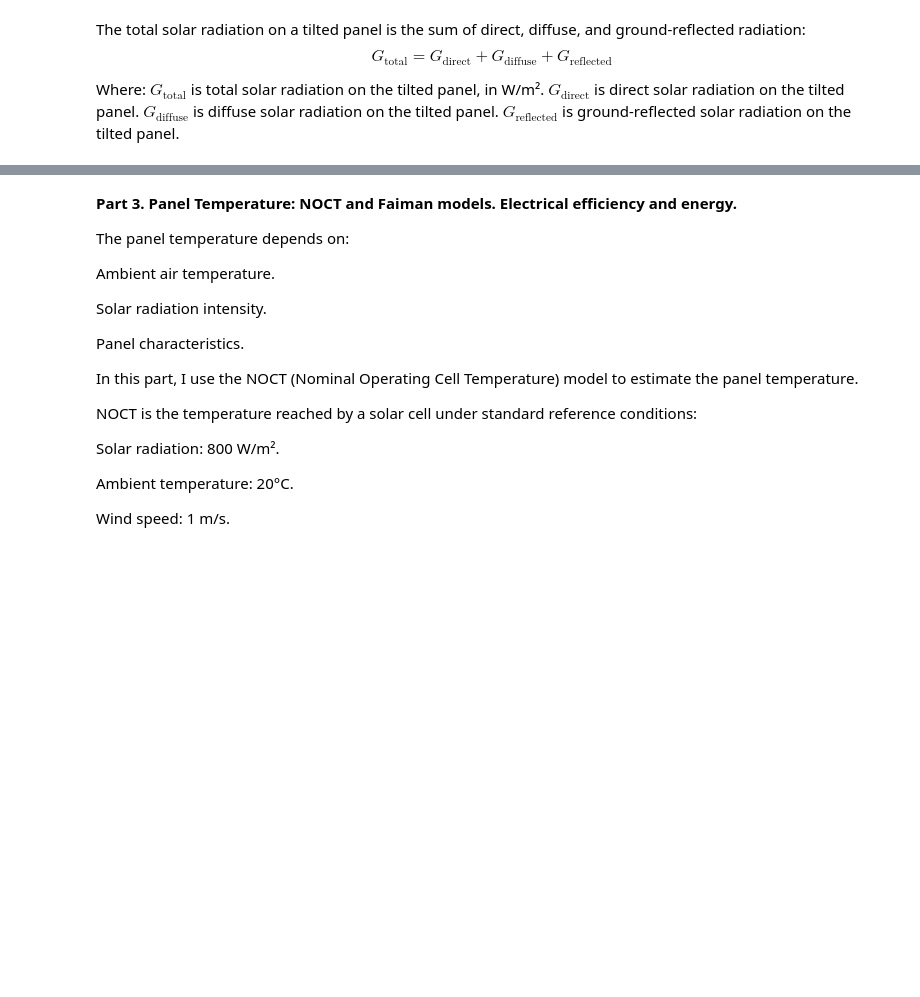
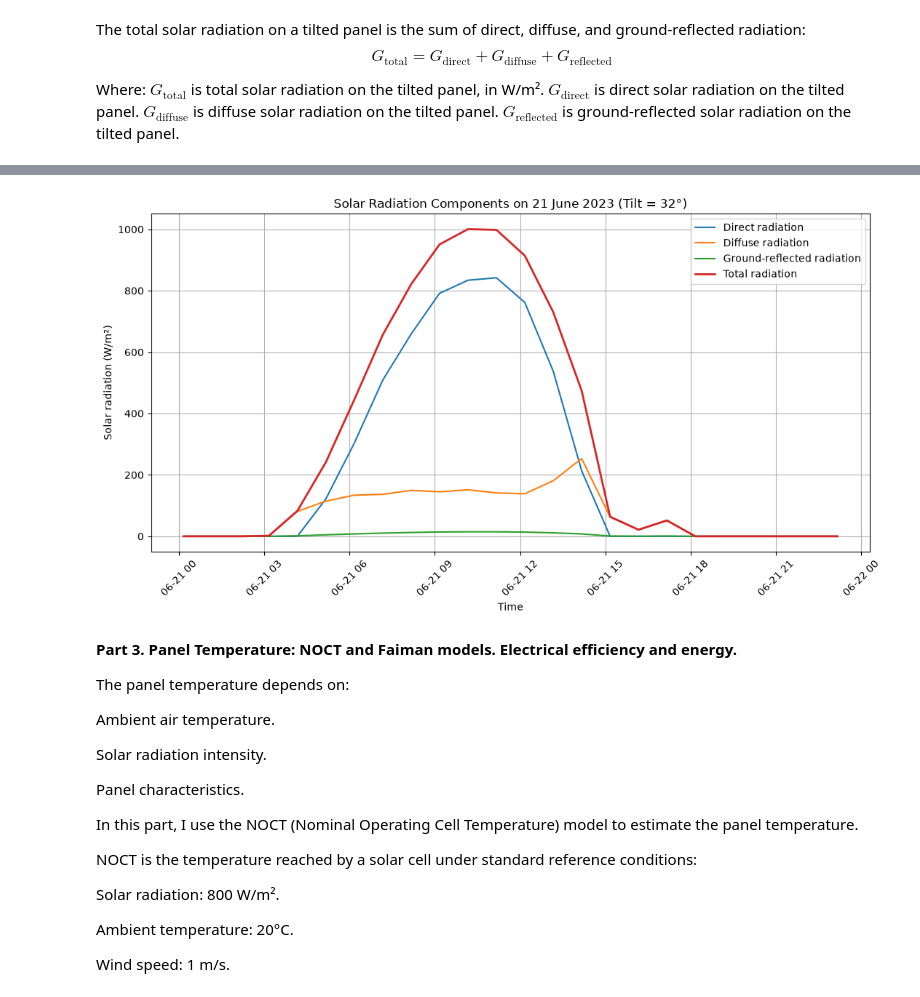
Before and after one commit to myshadow-data/Solar-panel-tilt-angle-optimization, a Jupyter notebook: Tilt_Angle_for_Solar_Panels.ipynb, the cells around one changed output, grey strips where cells are left out. Cells and saved outputs as stored; diff of their text form; code cells hidden in the pictures; blank space fills up the shorter version.

Commit message:
Radiation components vizualisation
Comparing different types of solar radiation including on a plot

```diff
--- a/Tilt_Angle_for_Solar_Panels.ipynb
+++ b/Tilt_Angle_for_Solar_Panels.ipynb
@@ -729,0 +758,19 @@ max_total = np.max(total_32)
+# %%
+# Select measurements for 21 June 2023
+radiation_day_mask = (
+    data["time"].dt.strftime("%Y-%m-%d") == "2023-06-21"
+).to_numpy()
+
+# Create a table with radiation components for a 32-degree panel
+radiation_day = pd.DataFrame({
+    "time": data.loc[radiation_day_mask, "time"].values,
+    "Direct": direct_tilted[tilt_32_index, radiation_day_mask],
+    "Diffuse": diffuse_tilted[tilt_32_index, radiation_day_mask],
+    "Ground-reflected": ground_reflected_tilted[
+        tilt_32_index, radiation_day_mask
+    ],
+    "Total": total_tilted[tilt_32_index, radiation_day_mask]
+})
+
+# Display the first 5 measurements
+display(radiation_day.head(5))
@@ -730,3 +784,43 @@ max_total = np.max(total_32)
+# %%
+# Plot solar radiation components during the selected day
+plt.figure(figsize=(11, 6))
+
+plt.plot(
+    radiation_day["time"],
+    radiation_day["Direct"],
+    label="Direct radiation"
+)
+
+plt.plot(
+    radiation_day["time"],
+    radiation_day["Diffuse"],
+    label="Diffuse radiation"
+)
+
+plt.plot(
+    radiation_day["time"],
+    radiation_day["Ground-reflected"],
+    label="Ground-reflected radiation"
+)
+
+plt.plot(
+    radiation_day["time"],
+    radiation_day["Total"],
+    label="Total radiation",
+    linewidth=2
+)
+
+plt.xlabel("Time")
+plt.ylabel("Solar radiation (W/m²)")
+plt.title("Solar Radiation Components on 21 June 2023 (Tilt = 32°)")
+
+plt.legend()
+plt.grid(True)
+plt.xticks(rotation=45)
+plt.tight_layout()
+plt.show()
+# %% [output]
+[figure, added]
 # %% [markdown]
 **Part 3. Panel Temperature: NOCT and Faiman models. Electrical efficiency and energy.**
 
```
Also changed, not shown: parts of 11 cells of this notebook.
